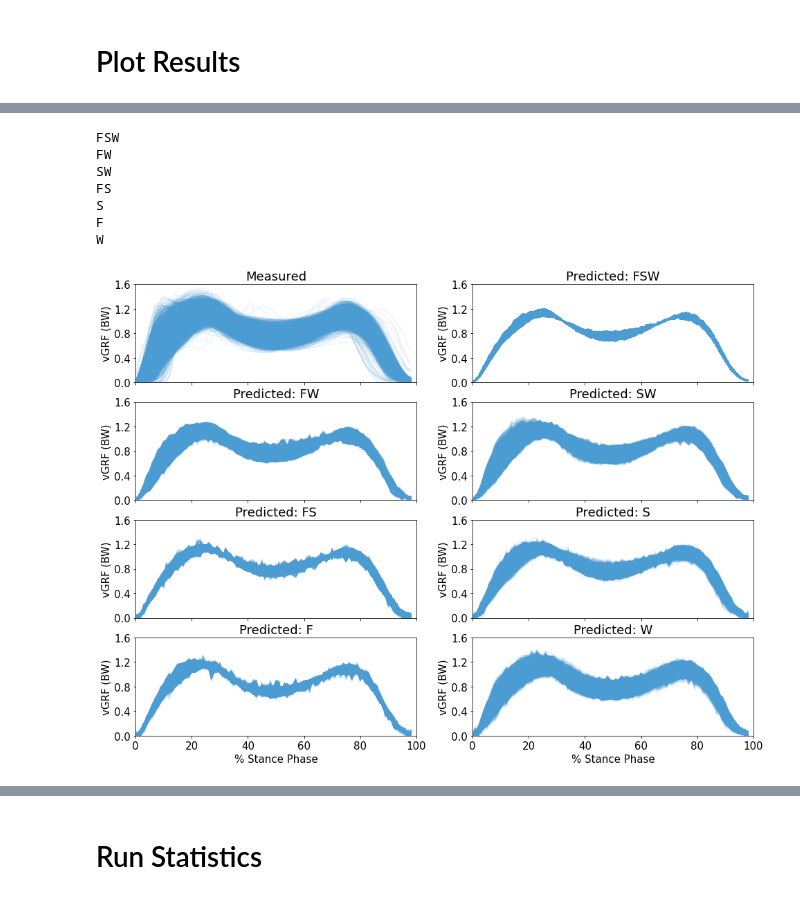
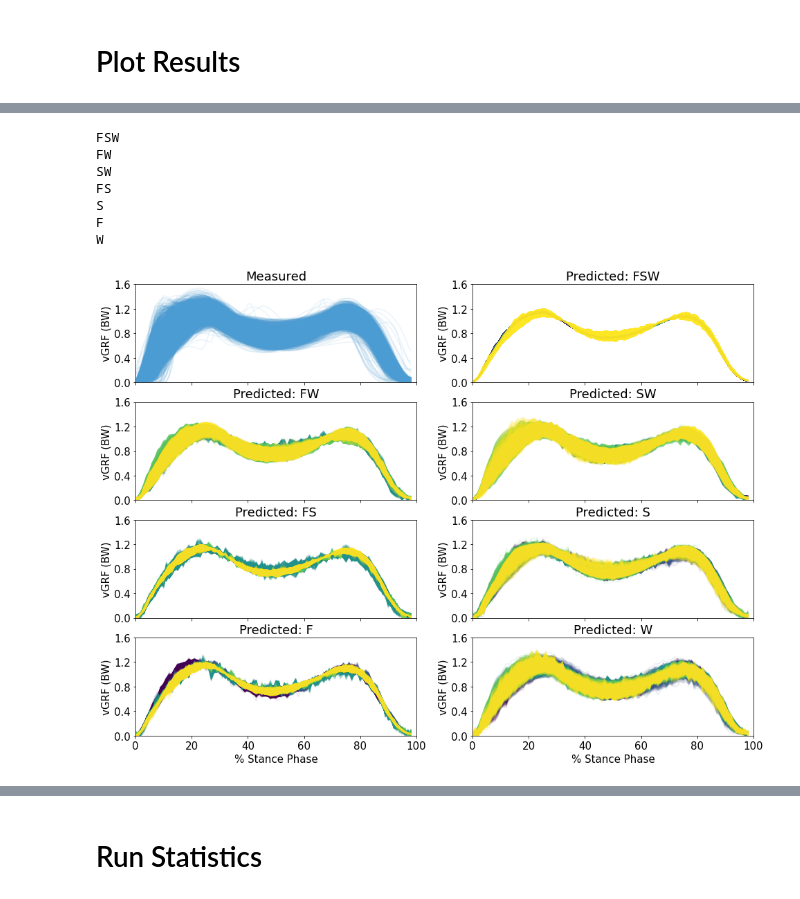
Before and after one commit to peruvianox/Vetta, a Jupyter notebook: MagVect_ML.ipynb, the cells around one changed output, grey strips where cells are left out. Drawn from its saved outputs; the diff is of its cells as text; code cells hidden in the pictures.

```diff
--- a/MagVect_ML.ipynb
+++ b/MagVect_ML.ipynb
@@ -349,15 +347,2 @@ MAE = 0.060869078792988196
 # %% [markdown]
 # Plot Results
-# %%
-os.chdir('/content/drive/My Drive/EII-PGB/Data/SyncedData/FigFolder')
-# plot whole stance MAE
-C = cm.get_cmap('plasma', 5)
-plt.figure(figsize=(12, 6))
-for Ind, model in enumerate(models):
-  for i, x in enumerate(AggMLP[model]):
-    plt.plot(Ind, AggMLP[model][i]['MAE'], 's', c=C.colors[i])
-
-plt.xticks(range(len(models)), models)
-plt.ylabel('Error (BW)')
-plt.title('Stance Phase MAE Across 5 K-folds ')
-plt.savefig('StanceMAE.png')
@@ -370,7 +417,7 @@ os.chdir('/content/drive/My Drive/EII-PGB/Data/SyncedData/FigFolder')
 A = 0.1
 from matplotlib import cm
 from matplotlib.colors import ListedColormap, LinearSegmentedColormap
-C = cm.get_cmap('plasma', 5)
+C = cm.get_cmap('viridis', 5)
 
 # plot true
 plt.figure(figsize=(16, 12))
@@ -386,35 +433,35 @@ plt.xlim((0, 100))
 plt.xticks([0, 20, 40, 60, 80, 100], labels = [])
 
 
 for j, model in enumerate(models):
   ax = plt.subplot(4, 2, j + 2)
   print(model)
   for i, x in enumerate(AggMLP[model]):
-    ax.plot(AggMLP[model][i]['Prediction'].T, '-k', alpha=A, c=(75/255, 156/255, 211/255))
+    ax.plot(AggMLP[model][i]['Prediction'].T, '-k', alpha=A,  c = C.colors[i,:]) #c=(75/255, 156/255, 211/255))
 
   ax.set_title('Predicted: ' + model)
   ax.set_ylabel('vGRF (BW)')
 
   ax.set_ylim((0, 1.6))
   ax.set_yticks([0, 0.4, 0.8, 1.2, 1.6])
   ax.set_xlim((0, 100))
   ax.set_xticks([0, 20, 40, 60, 80, 100])
   ax.set_xticklabels([])
 
   if j == 5 or j == 6:
     ax.set_xticklabels([0, 20, 40, 60, 80, 100])
     ax.set_xlabel('% Stance Phase')
 
 plt.savefig('MeasuredAndPredictions.png')
 # %% [output]
 FSW
 FW
 SW
 FS
 S
 F
 W
-[figure, old version]
+[figure, new version]
 # %%
 # os.chdir('/content/drive/My Drive/EII-PGB/Data/SyncedData/FigFolder')
 
```
Also changed, not shown: parts of 10 cells of this notebook.
